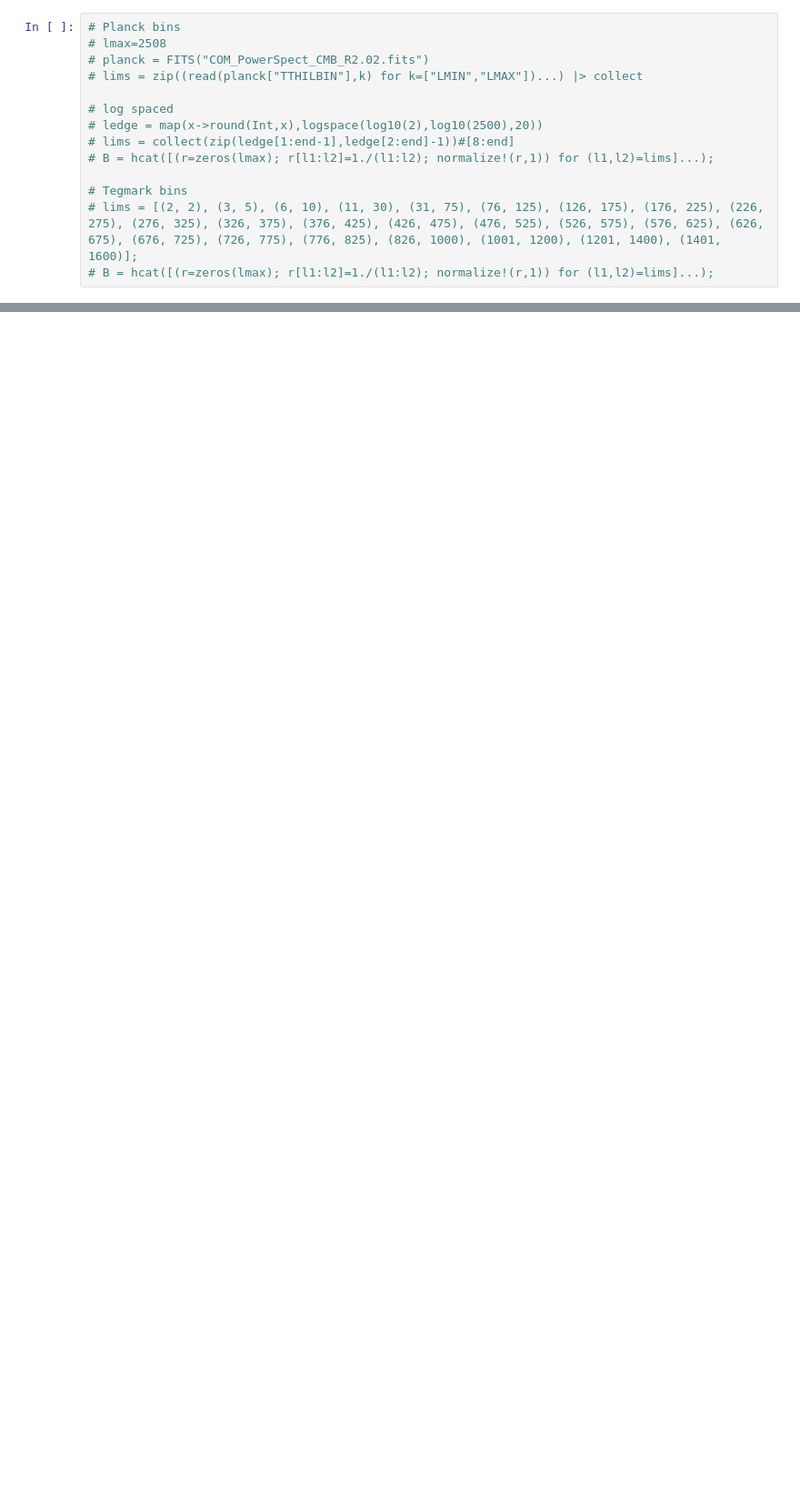
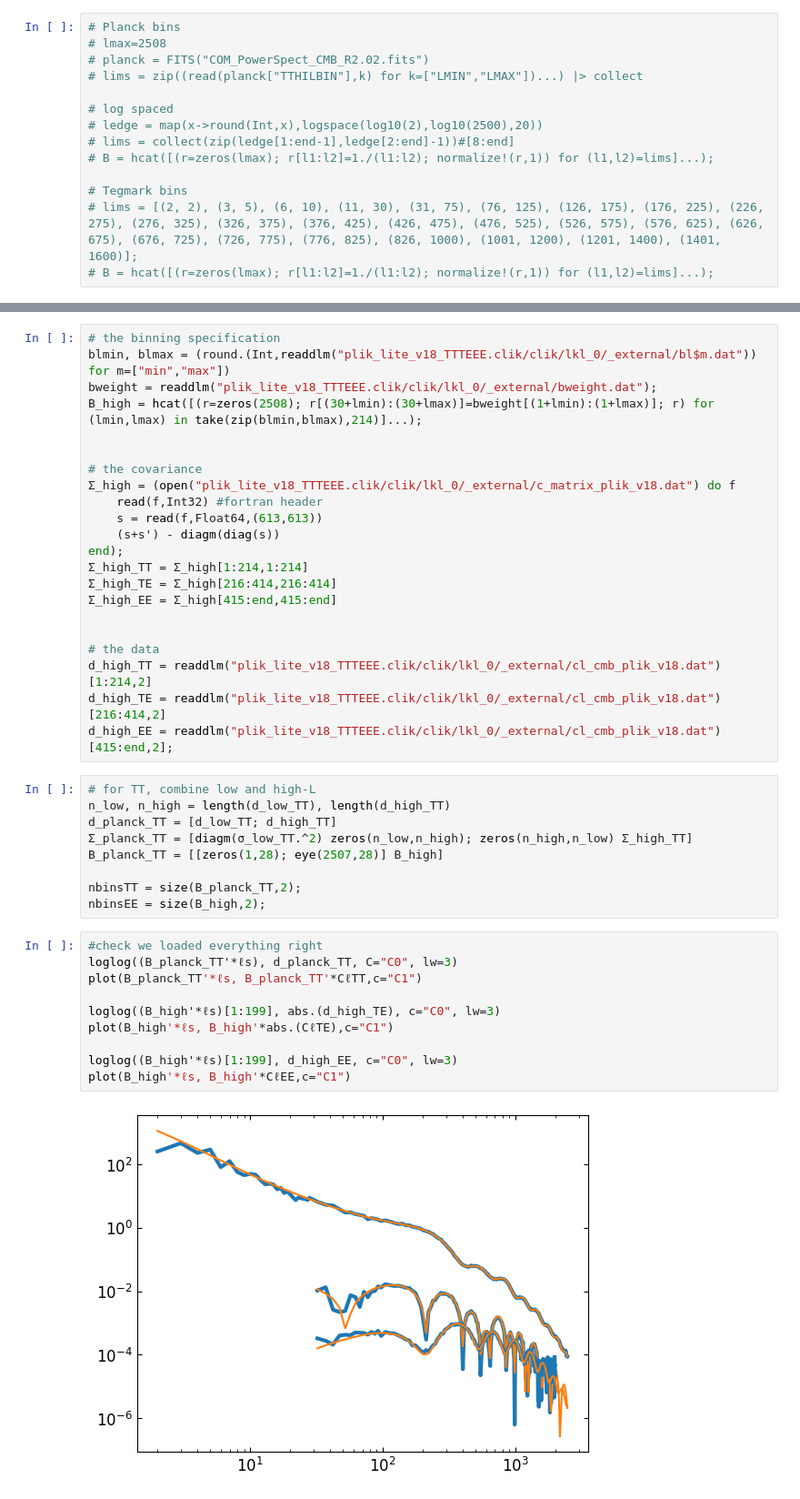
Before and after one commit to marius311/mpk_compilation, a Jupyter notebook: tegfig.ipynb, the cells around one changed output, grey strips where cells are left out. Shown: that part at 91% size. Saved outputs shown, nothing was run; the diff lists cells and outputs as text; blank space fills up the shorter version.

```diff
--- a/tegfig.ipynb
+++ b/tegfig.ipynb
@@ -212,0 +123,43 @@ PyObject <matplotlib.text.Text object at 0x...>
+# %%
+# the binning specification
+blmin, blmax = (round.(Int,readdlm("plik_lite_v18_TTTEEE.clik/clik/lkl_0/_external/bl$m.dat")) for m=["min","max"])
+bweight = readdlm("plik_lite_v18_TTTEEE.clik/clik/lkl_0/_external/bweight.dat");
+B_high = hcat([(r=zeros(2508); r[(30+lmin):(30+lmax)]=bweight[(1+lmin):(1+lmax)]; r) for (lmin,lmax) in take(zip(blmin,blmax),214)]...);
+
+
+# the covariance
+Σ_high = (open("plik_lite_v18_TTTEEE.clik/clik/lkl_0/_external/c_matrix_plik_v18.dat") do f
+    read(f,Int32) #fortran header
+    s = read(f,Float64,(613,613))
+    (s+s') - diagm(diag(s))
+end);
+Σ_high_TT = Σ_high[1:214,1:214]
+Σ_high_TE = Σ_high[216:414,216:414]
+Σ_high_EE = Σ_high[415:end,415:end]
+
+
+# the data
+d_high_TT = readdlm("plik_lite_v18_TTTEEE.clik/clik/lkl_0/_external/cl_cmb_plik_v18.dat")[1:214,2]
+d_high_TE = readdlm("plik_lite_v18_TTTEEE.clik/clik/lkl_0/_external/cl_cmb_plik_v18.dat")[216:414,2]
+d_high_EE = readdlm("plik_lite_v18_TTTEEE.clik/clik/lkl_0/_external/cl_cmb_plik_v18.dat")[415:end,2];
+# %%
+# for TT, combine low and high-L
+n_low, n_high = length(d_low_TT), length(d_high_TT)
+d_planck_TT = [d_low_TT; d_high_TT]
+Σ_planck_TT = [diagm(σ_low_TT.^2) zeros(n_low,n_high); zeros(n_high,n_low) Σ_high_TT]
+B_planck_TT = [[zeros(1,28); eye(2507,28)] B_high]
+
+nbinsTT = size(B_planck_TT,2);
+nbinsEE = size(B_high,2);
+# %%
+#check we loaded everything right
+loglog((B_planck_TT'*ℓs), d_planck_TT, C="C0", lw=3)
+plot(B_planck_TT'*ℓs, B_planck_TT'*CℓTT,c="C1")
+
+loglog((B_high'*ℓs)[1:199], abs.(d_high_TE), c="C0", lw=3)
+plot(B_high'*ℓs, B_high'*abs.(CℓTE),c="C1")
+
+loglog((B_high'*ℓs)[1:199], d_high_EE, c="C0", lw=3)
+plot(B_high'*ℓs, B_high'*CℓEE,c="C1")
+# %% [output]
+[figure, added]
```
Also changed, not shown: parts of 31 cells of this notebook.
